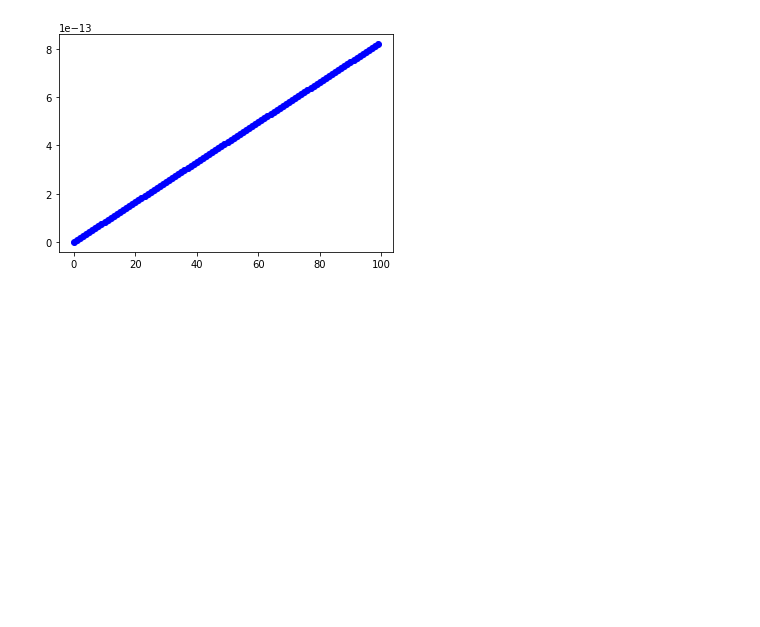
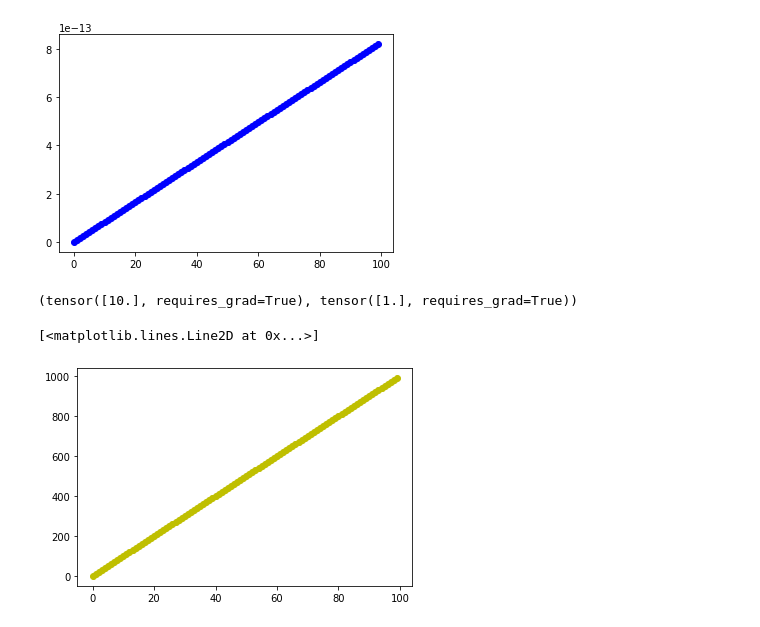
Before and after one commit to fanbyprinciple/d2l-fanbyprinciple, a Jupyter notebook: ch3_linear_neural_equations/ch3.2 Implementing linear networks from scratch.ipynb, the cells around one changed output. Cells and saved outputs as stored; diff of their text form; code cells hidden in the pictures; blank space fills up the shorter version.

```diff
--- a/ch3_linear_neural_equations/ch3.2 Implementing linear networks from scratch.ipynb
+++ b/ch3_linear_neural_equations/ch3.2 Implementing linear networks from scratch.ipynb
@@ -299,9 +305,13 @@ def spectral_density_formula(t, l=1):
 spectral_density_formula(100)
 # %% [output]
 8.2832947943081e-13
+# %%
+w =  torch.tensor([10.], requires_grad=True)
+b = torch.tensor([1.], requires_grad=True)
 # %%
 def make_dataset(n=100):
-    X = torch.arange(100)
+    X = torch.arange(100, dtype=torch.float32).unsqueeze(dim=1)
+    print(X.shape)
     y = []
     for i in X.detach():
         y.append(spectral_density_formula(i))
@@ -315,4 +344,11 @@ plt.plot(features, labels, "bo")
 [<matplotlib.lines.Line2D at 0x...>]
 [figure]
 # %%
-w =
+w, b
+# %% [output]
+(tensor([10.], requires_grad=True), tensor([1.], requires_grad=True))
+# %%
+plt.plot(features.detach(), linreg(features,w, b).detach(), 'yo')
+# %% [output]
+[<matplotlib.lines.Line2D at 0x...>]
+[figure, added]
```
Also changed, not shown: parts of 43 cells of this notebook, 3 other files.
